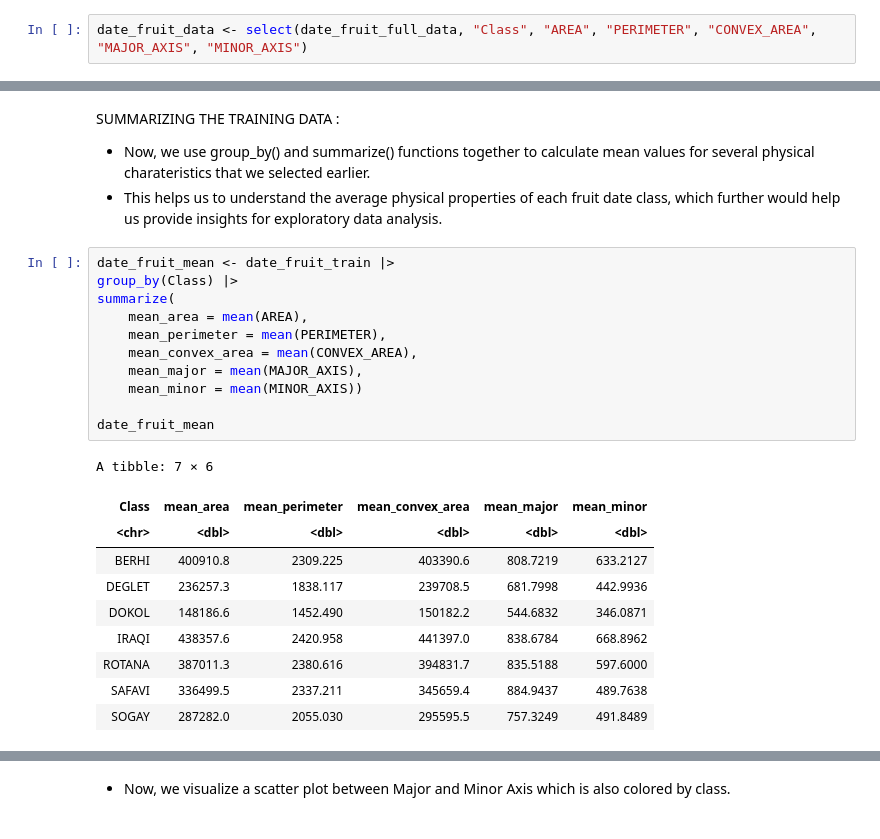
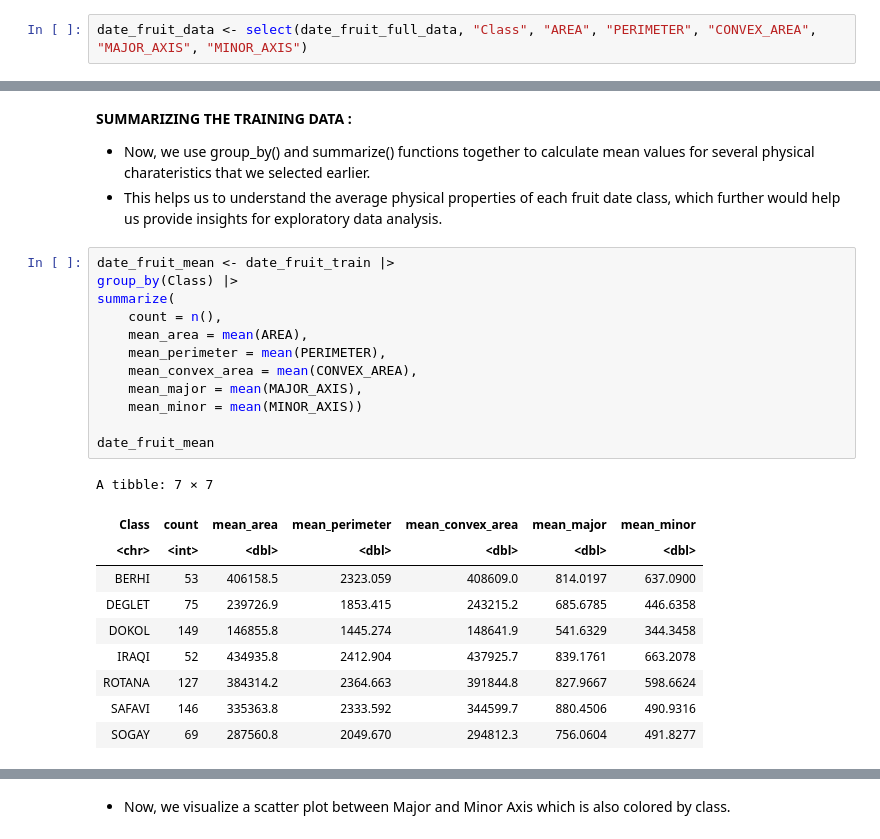
Before and after one commit to NikoSresh/dsci-100-2024-group-32, a Jupyter notebook: exploring_date_fruit_data.ipynb, the cells around one changed output, grey strips where cells are left out. Cells and saved outputs as stored; diff of their text form.

```diff
--- a/exploring_date_fruit_data.ipynb
+++ b/exploring_date_fruit_data.ipynb
@@ -84,27 +85,28 @@ A tibble: 672 × 6
 # %% [markdown]
-SUMMARIZING THE TRAINING DATA :
+**SUMMARIZING THE TRAINING DATA :**
 - Now, we use group_by() and summarize() functions together to calculate mean values for several physical charateristics that we selected earlier.
 - This helps us to understand the average physical properties of each fruit date class, which further would help us provide insights for exploratory data analysis.
 # %%
 date_fruit_mean <- date_fruit_train |>
 group_by(Class) |>
 summarize(
+    count = n(),
     mean_area = mean(AREA),
     mean_perimeter = mean(PERIMETER),
     mean_convex_area = mean(CONVEX_AREA),
     mean_major = mean(MAJOR_AXIS),
     mean_minor = mean(MINOR_AXIS))
 
 date_fruit_mean
 # %% [output]
-A tibble: 7 × 6
+A tibble: 7 × 7
-| Class | mean_area | mean_perimeter | mean_convex_area | mean_major | mean_minor |
-| <chr> | <dbl> | <dbl> | <dbl> | <dbl> | <dbl> |
-| BERHI | 400910.8 | 2309.225 | 403390.6 | 808.7219 | 633.2127 |
-| DEGLET | 236257.3 | 1838.117 | 239708.5 | 681.7998 | 442.9936 |
-| DOKOL | 148186.6 | 1452.490 | 150182.2 | 544.6832 | 346.0871 |
-| IRAQI | 438357.6 | 2420.958 | 441397.0 | 838.6784 | 668.8962 |
-| ROTANA | 387011.3 | 2380.616 | 394831.7 | 835.5188 | 597.6000 |
-| SAFAVI | 336499.5 | 2337.211 | 345659.4 | 884.9437 | 489.7638 |
-| SOGAY | 287282.0 | 2055.030 | 295595.5 | 757.3249 | 491.8489 |
+| Class | count | mean_area | mean_perimeter | mean_convex_area | mean_major | mean_minor |
+| <chr> | <int> | <dbl> | <dbl> | <dbl> | <dbl> | <dbl> |
+| BERHI | 53 | 406158.5 | 2323.059 | 408609.0 | 814.0197 | 637.0900 |
+| DEGLET | 75 | 239726.9 | 1853.415 | 243215.2 | 685.6785 | 446.6358 |
+| DOKOL | 149 | 146855.8 | 1445.274 | 148641.9 | 541.6329 | 344.3458 |
+| IRAQI | 52 | 434935.8 | 2412.904 | 437925.7 | 839.1761 | 663.2078 |
+| ROTANA | 127 | 384314.2 | 2364.663 | 391844.8 | 827.9667 | 598.6624 |
+| SAFAVI | 146 | 335363.8 | 2333.592 | 344599.7 | 880.4506 | 490.9316 |
+| SOGAY | 69 | 287560.8 | 2049.670 | 294812.3 | 756.0604 | 491.8277 |
 # %% [markdown]
```
Also changed, not shown: parts of 13 cells of this notebook.
